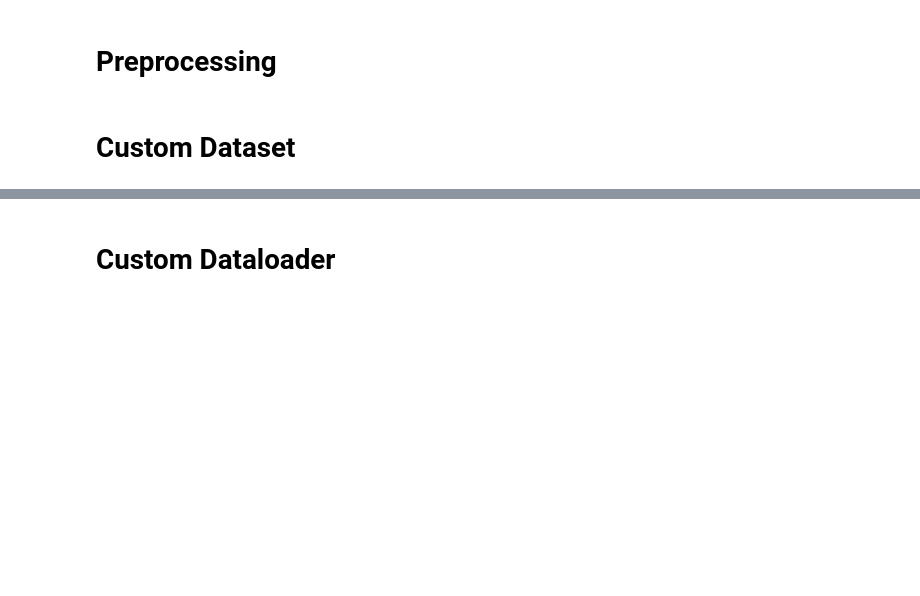
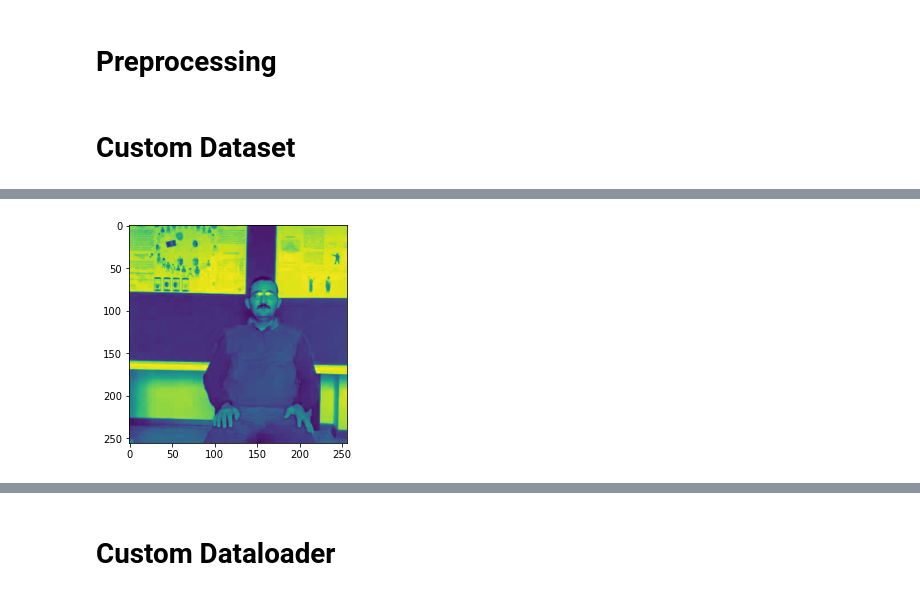
Before and after one commit to LinHuiqing/signo-lingo, a Jupyter notebook: Deep Learning Video Classification.ipynb, the cells around one changed output, grey strips where cells are left out. Saved outputs shown, nothing was run; the diff lists cells and outputs as text; code cells hidden in the pictures; blank space fills up the shorter version.

```diff
--- a/Deep Learning Video Classification.ipynb
+++ b/Deep Learning Video Classification.ipynb
@@ -187,3 +188,10 @@ Clipping input data to the valid range for imshow with RGB data ([0..1] for floa
+# %%
+img_np_arr = ld_train[0][0][0].numpy()
+img_np_arr = np.moveaxis(img_np_arr, 0, -1)
+plt.imshow(img_np_arr[:, :, 0])
+plt.show()
+# %% [output]
+[figure, added]
 # %%
 # Create test dataset
 
```
Also changed, not shown: parts of 9 cells of this notebook, 2 other files.
